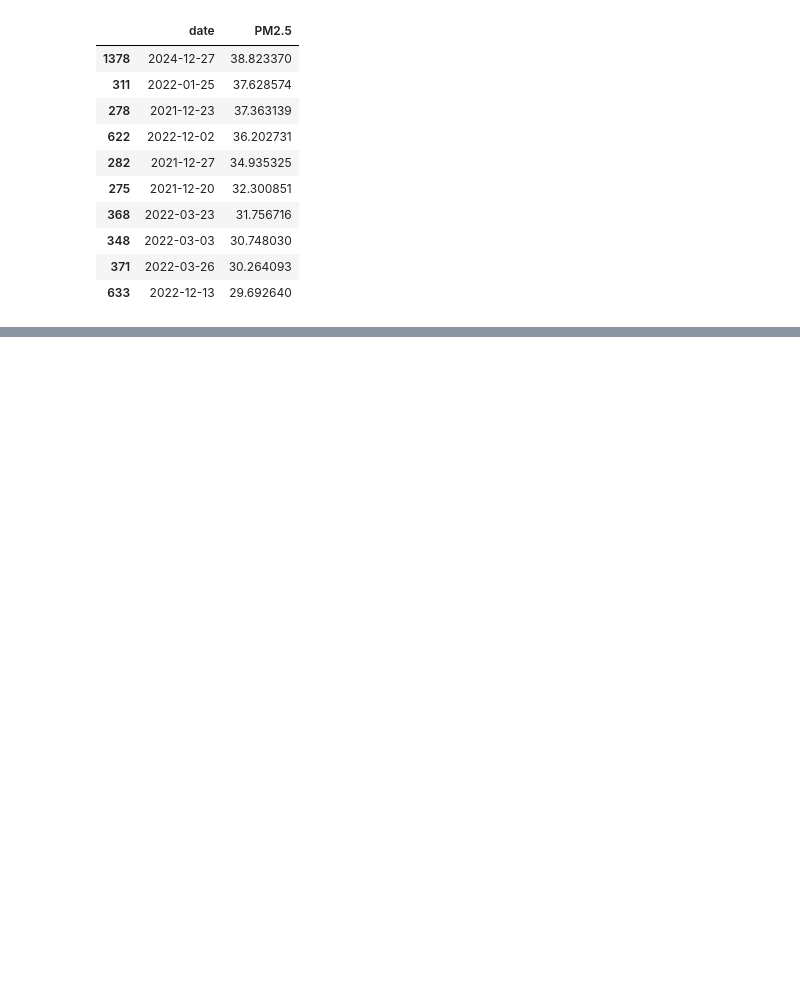
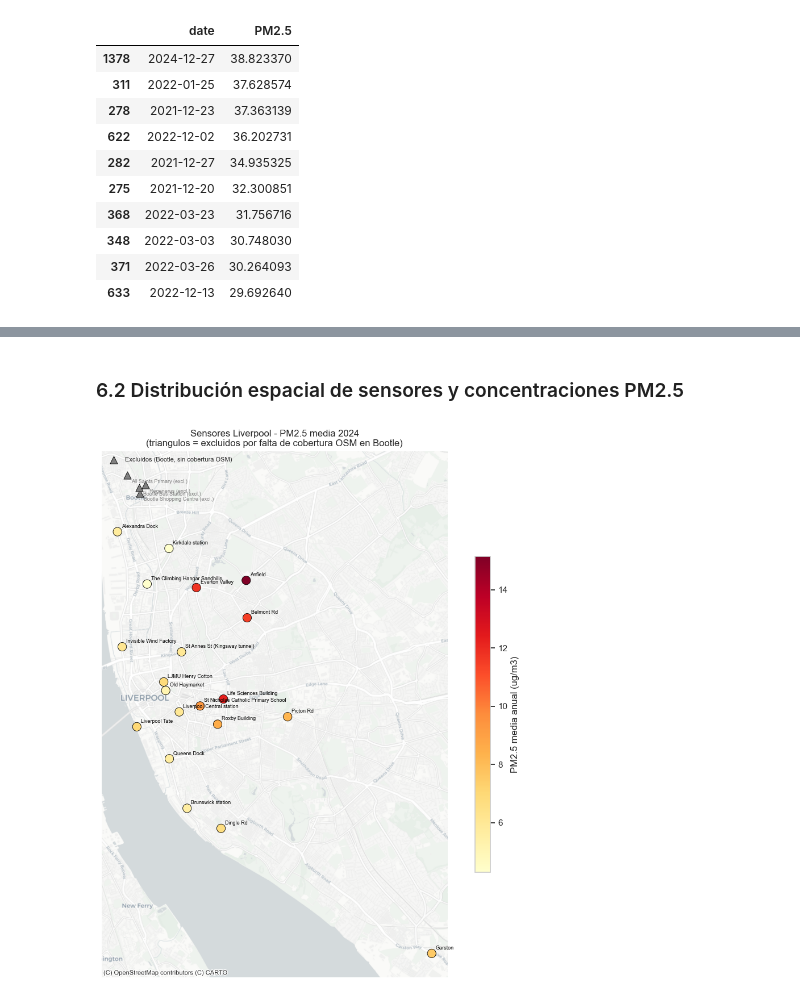
Before and after one commit to ivanloki00/Proyecto-III, a Jupyter notebook: src/analysis/EDA_Temporal.ipynb, the cells around one changed output, grey strips where cells are left out. Drawn from its saved outputs; the diff is of its cells as text; code cells hidden in the pictures; blank space fills up the shorter version.

```diff
--- a/src/analysis/EDA_Temporal.ipynb
+++ b/src/analysis/EDA_Temporal.ipynb
@@ -179,0 +260,53 @@ fig.show()
+# %% [markdown]
+### 6.2 Distribución espacial de sensores y concentraciones PM2.5
+# %%
+# NOTA: en sensors_definitivo.csv, columna "lat" contiene longitud (~-3) y "lon" latitud (~53)
+gdf_snap = gpd.GeoDataFrame(
+    snapped,
+    geometry=gpd.points_from_xy(snapped["lat"], snapped["lon"]),
+    crs="EPSG:4326"
+).to_crs("EPSG:3857")
+
+gdf_drop = gpd.GeoDataFrame(
+    dropped,
+    geometry=gpd.points_from_xy(dropped["lat"], dropped["lon"]),
+    crs="EPSG:4326"
+).to_crs("EPSG:3857")
+
+fig, ax = plt.subplots(figsize=(10, 10))
+
+gdf_snap.plot(
+    ax=ax, column="PM2.5", cmap="YlOrRd",
+    markersize=120, edgecolors="k", linewidths=0.6,
+    legend=True,
+    legend_kwds={"label": "PM2.5 media anual (ug/m3)", "shrink": 0.6}
+)
+gdf_drop.plot(ax=ax, color="gray", marker="^", markersize=90,
+              edgecolors="k", linewidths=0.6,
+              label="Excluidos (Bootle, sin cobertura OSM)")
+
+for _, row in gdf_snap.iterrows():
+    ax.annotate(row["label"],
+                xy=(row.geometry.x, row.geometry.y),
+                xytext=(5, 5), textcoords="offset points",
+                fontsize=6.5, color="black")
+for _, row in gdf_drop.iterrows():
+    ax.annotate(row["label"] + " (excl.)",
+                xy=(row.geometry.x, row.geometry.y),
+                xytext=(5, -10), textcoords="offset points",
+                fontsize=6.5, color="gray")
+
+try:
+    ctx.add_basemap(ax, source=ctx.providers.CartoDB.Positron, zoom=13)
+except Exception as e:
+    print(f"Basemap no disponible: {e}")
+
+ax.set_title("Sensores Liverpool - PM2.5 media 2024\n"
+             "(triangulos = excluidos por falta de cobertura OSM en Bootle)", fontsize=12)
+ax.legend(loc="upper left", fontsize=8)
+ax.set_axis_off()
+plt.tight_layout()
+plt.savefig(FIG_DIR / "lur_mapa_sensores.png", dpi=150, bbox_inches="tight")
+plt.show()
+# %% [output]
+[figure, added]
```
Also changed, not shown: parts of 14 cells of this notebook, 6 other files.
